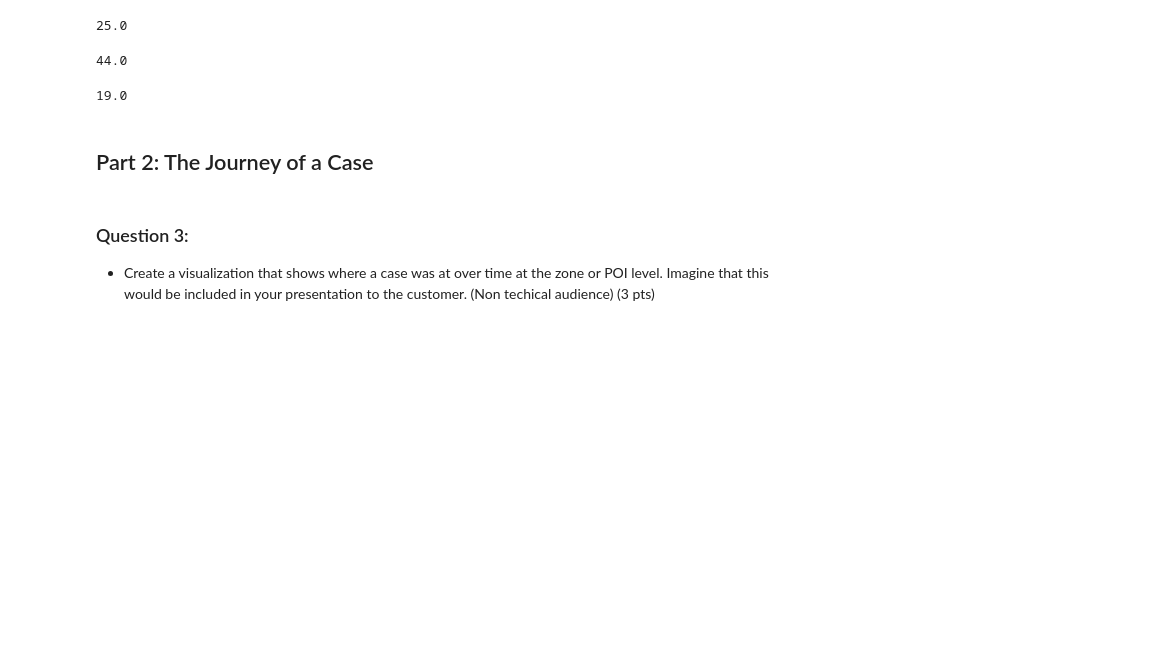
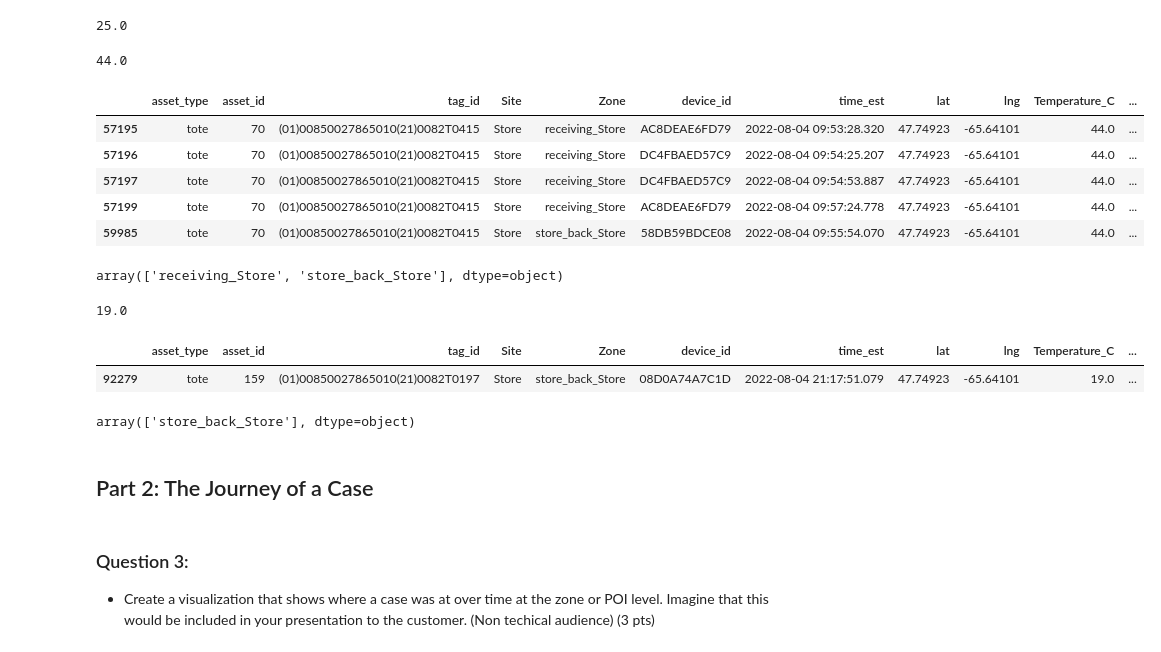
Before and after one commit to giocarro/Data_Science_Gio, a Jupyter notebook: Tareas/Data_Analyst_Assignment.ipynb, the cells around one changed output. Cells and saved outputs as stored; diff of their text form; code cells hidden in the pictures; blank space fills up the shorter version.

```diff
--- a/Tareas/Data_Analyst_Assignment.ipynb
+++ b/Tareas/Data_Analyst_Assignment.ipynb
@@ -147,11 +147,34 @@ df['Temperature_C'].max() - df['Temperature_C'].min()
 df['Temperature_C'].max()
 # %% [output]
 44.0
+# %%
+df[df['Temperature_C'] == df['Temperature_C'].max()]
+# %% [output]
+|  | asset_type | asset_id | tag_id | Site | Zone | device_id | time_est | lat | lng | Temperature_C | ... |
+| 57195 | tote | 70 | (01)00850027865010(21)0082T0415 | Store | receiving_Store | AC8DEAE6FD79 | 2022-08-04 09:53:28.320 | 47.74923 | -65.64101 | 44.0 | ... |
+| 57196 | tote | 70 | (01)00850027865010(21)0082T0415 | Store | receiving_Store | DC4FBAED57C9 | 2022-08-04 09:54:25.207 | 47.74923 | -65.64101 | 44.0 | ... |
+| 57197 | tote | 70 | (01)00850027865010(21)0082T0415 | Store | receiving_Store | DC4FBAED57C9 | 2022-08-04 09:54:53.887 | 47.74923 | -65.64101 | 44.0 | ... |
+| 57199 | tote | 70 | (01)00850027865010(21)0082T0415 | Store | receiving_Store | AC8DEAE6FD79 | 2022-08-04 09:57:24.778 | 47.74923 | -65.64101 | 44.0 | ... |
+| 59985 | tote | 70 | (01)00850027865010(21)0082T0415 | Store | store_back_Store | 58DB59BDCE08 | 2022-08-04 09:55:54.070 | 47.74923 | -65.64101 | 44.0 | ... |
+# %%
+# Where is temperature the highest
+pd.DataFrame(df[df['Temperature_C'] == df['Temperature_C'].max()])['Zone'].unique()
+# %% [output]
+array(['receiving_Store', 'store_back_Store'], dtype=object)
 # %%
 # Lowest temperature
 df['Temperature_C'].min()
 # %% [output]
 19.0
+# %%
+df[df['Temperature_C'] == df['Temperature_C'].min()]
+# %% [output]
+|  | asset_type | asset_id | tag_id | Site | Zone | device_id | time_est | lat | lng | Temperature_C | ... |
+| 92279 | tote | 159 | (01)00850027865010(21)0082T0197 | Store | store_back_Store | 08D0A74A7C1D | 2022-08-04 21:17:51.079 | 47.74923 | -65.64101 | 19.0 | ... |
+# %%
+df[df['Temperature_C'] == df['Temperature_C'].min()]['Zone'].unique()
+# %% [output]
+array(['store_back_Store'], dtype=object)
 # %% [markdown]
 ## Part 2: The Journey of a Case
 # %% [markdown]
```
Also changed, not shown: parts of 1 cell of this notebook.
